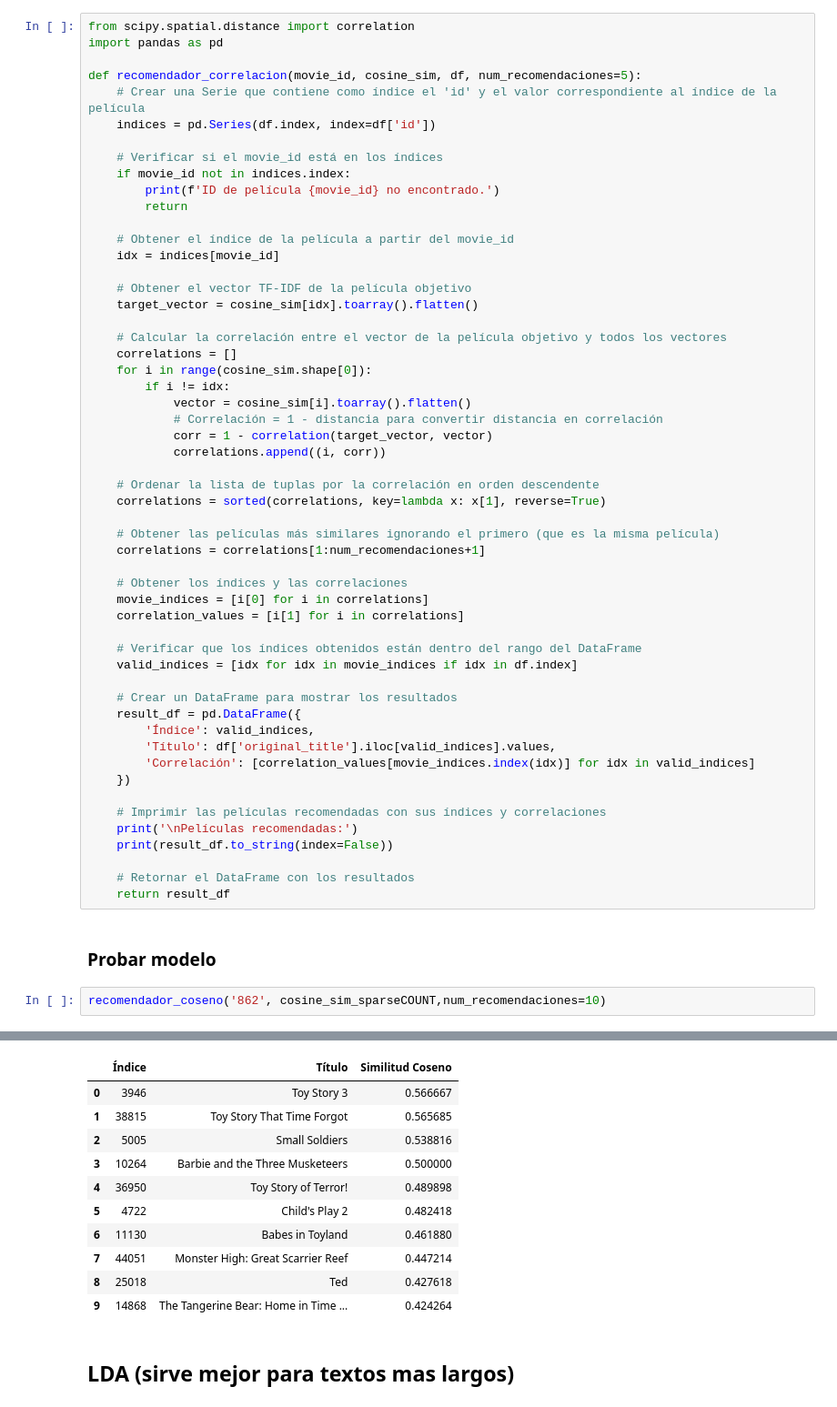
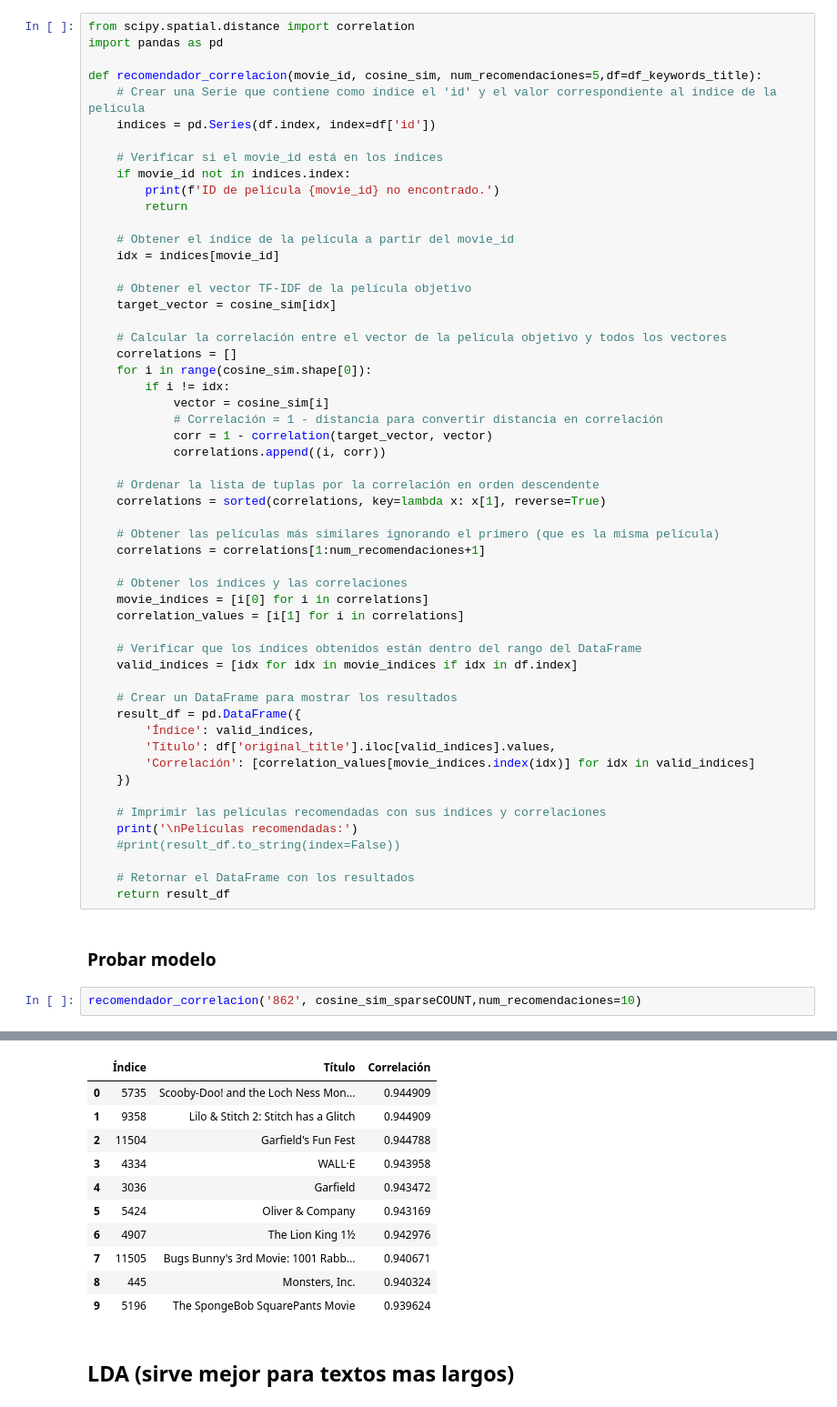
Before and after one commit to juankquintana/proyecto_recomendacion_peliculas, a Jupyter notebook: NLPModels.ipynb, the cells around one changed output, grey strips where cells are left out. Shown at 91% size. Drawn from its saved outputs; the diff is of its cells as text.

Commit message:
Recomendador Correlacion final

```diff
--- a/NLPModels.ipynb
+++ b/NLPModels.ipynb
@@ -472,7 +472,7 @@ Películas recomendadas:
 from scipy.spatial.distance import correlation
 import pandas as pd
 
-def recomendador_correlacion(movie_id, cosine_sim, df, num_recomendaciones=5):
+def recomendador_correlacion(movie_id, cosine_sim, num_recomendaciones=5,df=df_keywords_title):
     # Crear una Serie que contiene como índice el 'id' y el valor correspondiente al índice de la película
     indices = pd.Series(df.index, index=df['id'])
 
@@ -485,13 +485,13 @@ def recomendador_correlacion(movie_id, cosine_sim, df, num_recomendaciones=5):
     idx = indices[movie_id]
 
     # Obtener el vector TF-IDF de la película objetivo
-    target_vector = cosine_sim[idx].toarray().flatten()
+    target_vector = cosine_sim[idx]
 
     # Calcular la correlación entre el vector de la película objetivo y todos los vectores
     correlations = []
     for i in range(cosine_sim.shape[0]):
         if i != idx:
-            vector = cosine_sim[i].toarray().flatten()
+            vector = cosine_sim[i]
             # Correlación = 1 - distancia para convertir distancia en correlación
             corr = 1 - correlation(target_vector, vector)
             correlations.append((i, corr))
@@ -518,12 +518,12 @@ def recomendador_correlacion(movie_id, cosine_sim, df, num_recomendaciones=5):
 
     # Imprimir las películas recomendadas con sus índices y correlaciones
     print('\nPelículas recomendadas:')
-    print(result_df.to_string(index=False))
+    #print(result_df.to_string(index=False))
 
     # Retornar el DataFrame con los resultados
     return result_df
 # %% [markdown]
 ### Probar modelo
 # %%
-recomendador_coseno('862', cosine_sim_sparseCOUNT,num_recomendaciones=10)
+recomendador_correlacion('862', cosine_sim_sparseCOUNT,num_recomendaciones=10)
 # %% [output]
@@ -533,15 +530,15 @@ Título de la película original: Toy Story
 Películas recomendadas:
-|  | Índice | Título | Similitud Coseno |
-| 0 | 3946 | Toy Story 3 | 0.566667 |
-| 1 | 38815 | Toy Story That Time Forgot | 0.565685 |
-| 2 | 5005 | Small Soldiers | 0.538816 |
-| 3 | 10264 | Barbie and the Three Musketeers | 0.500000 |
-| 4 | 36950 | Toy Story of Terror! | 0.489898 |
-| 5 | 4722 | Child's Play 2 | 0.482418 |
-| 6 | 11130 | Babes in Toyland | 0.461880 |
-| 7 | 44051 | Monster High: Great Scarrier Reef | 0.447214 |
-| 8 | 25018 | Ted | 0.427618 |
-| 9 | 14868 | The Tangerine Bear: Home in Time ... | 0.424264 |
+|  | Índice | Título | Correlación |
+| 0 | 5735 | Scooby-Doo! and the Loch Ness Mon... | 0.944909 |
+| 1 | 9358 | Lilo & Stitch 2: Stitch has a Glitch | 0.944909 |
+| 2 | 11504 | Garfield's Fun Fest | 0.944788 |
+| 3 | 4334 | WALL·E | 0.943958 |
+| 4 | 3036 | Garfield | 0.943472 |
+| 5 | 5424 | Oliver & Company | 0.943169 |
+| 6 | 4907 | The Lion King 1½ | 0.942976 |
+| 7 | 11505 | Bugs Bunny's 3rd Movie: 1001 Rabb... | 0.940671 |
+| 8 | 445 | Monsters, Inc. | 0.940324 |
+| 9 | 5196 | The SpongeBob SquarePants Movie | 0.939624 |
 # %% [markdown]
 ## LDA (sirve mejor para textos mas largos)
 # %%
```
Also changed, not shown: parts of 1 cell of this notebook.
